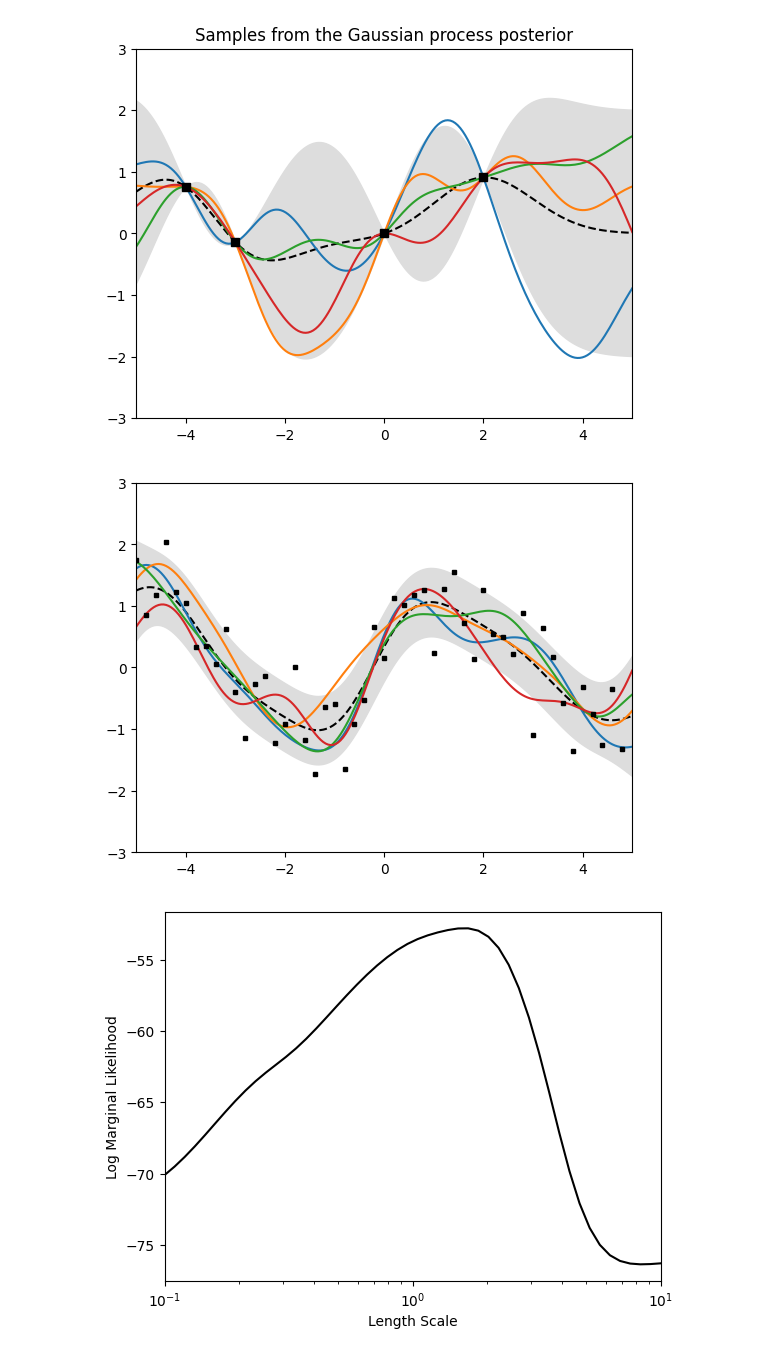
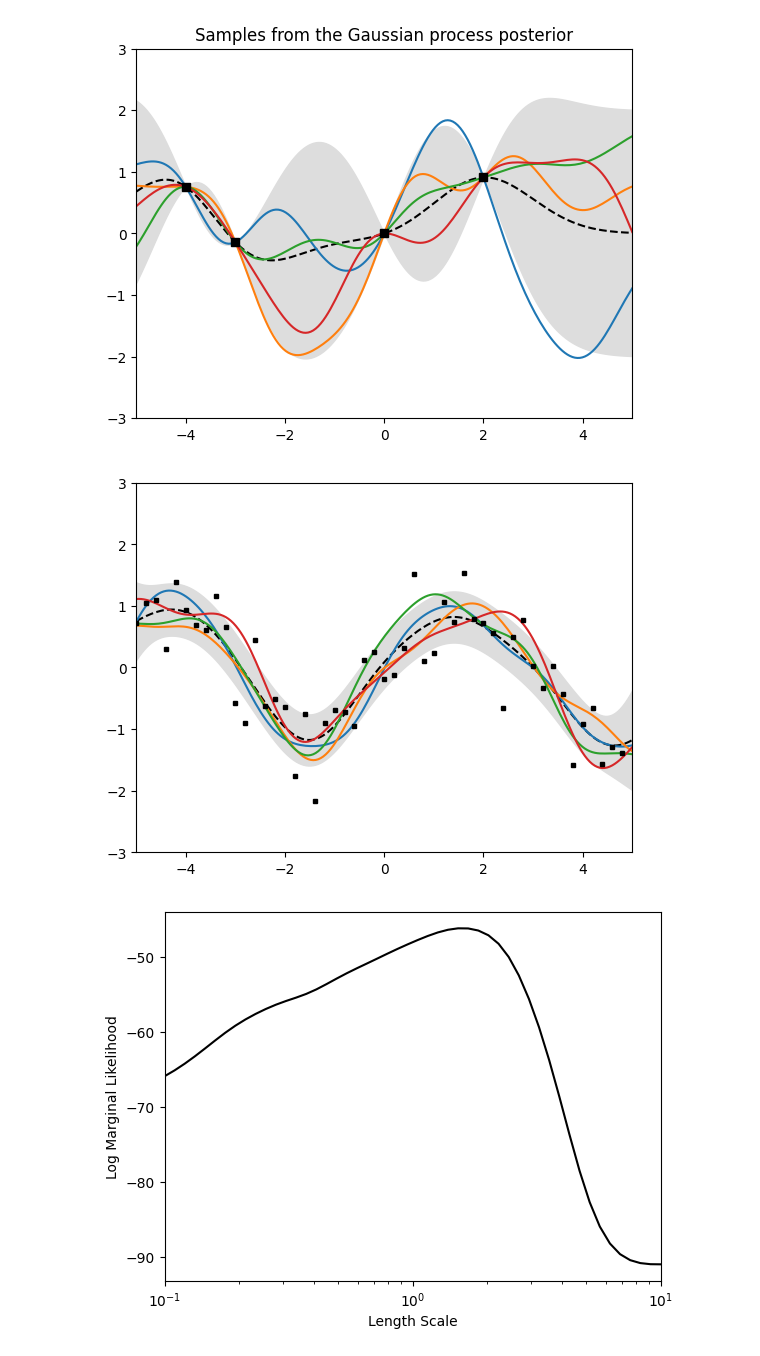
Before and after one commit to riley-x/GaussianProcessExample, a Jupyter notebook: gaussian_process.ipynb, the cells around one changed output. Drawn from its saved outputs; the diff is of its cells as text; code cells hidden in the pictures.

Commit message:
Fix noise^2

```diff
--- a/gaussian_process.ipynb
+++ b/gaussian_process.ipynb
@@ -247,22 +247,22 @@ Text(0.5, 1.0, 'Samples from the Gaussian process posterior')
 # %%
 ### Marginal likelihood ###
 # The marginal likelihood only peaks with more training data and noise
 
 noise = 0.5
 X_train = np.array([np.arange(-5, 5, 0.2)]) # (1, n)
 y_train = np.sin(X_train).reshape(-1) # (n)
 y_train += np.random.normal(scale=noise, size=len(y_train))
 
 kernel = RBF(length_scale=1, length_scale_bounds='fixed')
-gpr = GaussianProcessRegressor(kernel=kernel, normalize_y=False, alpha=noise, n_restarts_optimizer=0)
+gpr = GaussianProcessRegressor(kernel=kernel, normalize_y=False, alpha=noise**2, n_restarts_optimizer=0)
 gpr.fit(X_train.T, y_train)
 
 plot_gp_scikit(gpr, X_test)
 plt.plot(X_train.T, y_train, 'ks', markersize=3)
 plt.axis([-5, 5, -3, 3])
 
 plt.figure()
 plot_marginal_likelihood_scikit(gpr, [0.1, 10])
 # %% [output]
-[figure, old version]
+[figure, new version]
-[figure, old version]
+[figure, new version]
```
Also changed, not shown: parts of 2 cells of this notebook.
